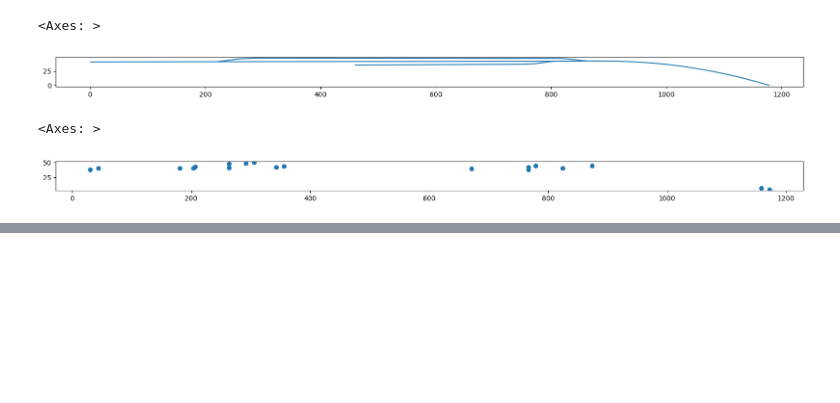
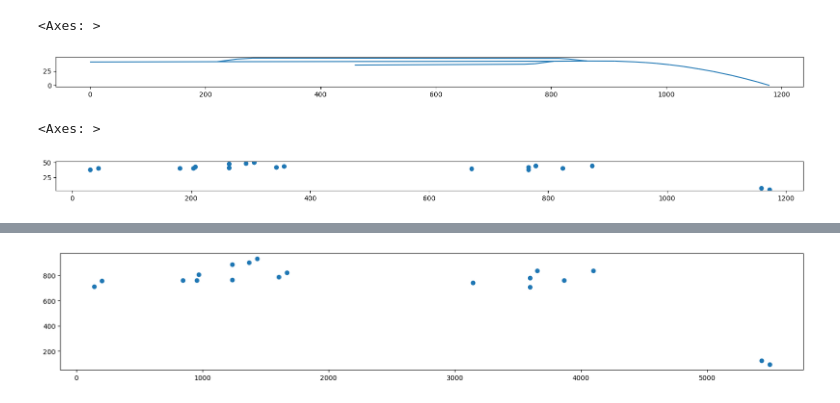
Before and after one commit to mwoj-tech/geo2screen, a Jupyter notebook: main.ipynb, the cells around one changed output, grey strips where cells are left out. Cells and saved outputs as stored; diff of their text form; code cells hidden in the pictures; blank space fills up the shorter version.

```diff
--- a/main.ipynb
+++ b/main.ipynb
@@ -202,3 +237,12 @@ plt.show()
+# %%
+# Apply the scaling operation to the geometry column
+gdf_fie['geometry'] = gdf_fie['geometry'].apply(scale_xy, factor=18.75)
+
+# Plot the scaled geometries
+gdf_fie.plot(figsize=(20, 20))
+plt.show()
+# %% [output]
+[figure, added]
 # %%
 print(gdf.head())
 # %% [output]
```
Also changed, not shown: parts of 10 cells of this notebook, 2 other files.
